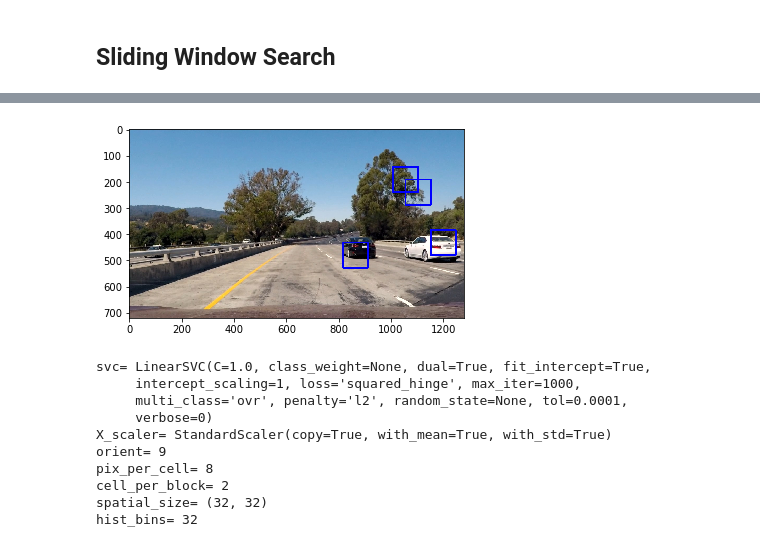
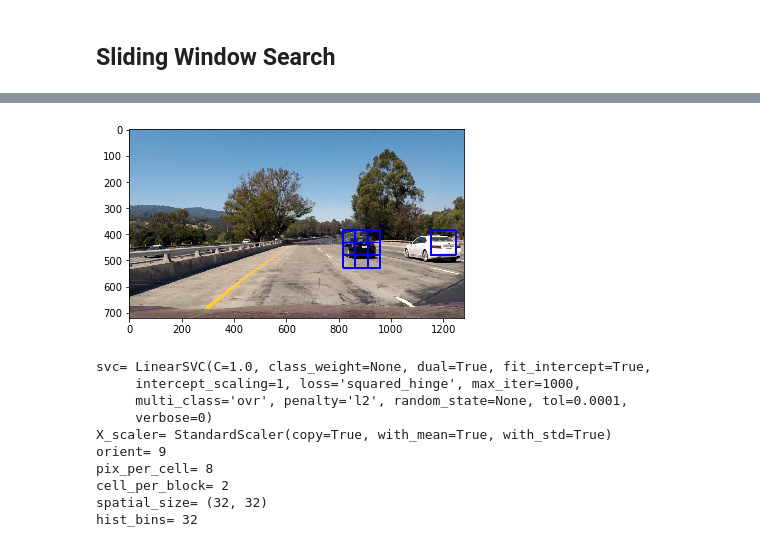
Before and after one commit to psyto/CarND-Vehicle-Detection, a Jupyter notebook: P5.ipynb, the cells around one changed output, grey strips where cells are left out. Saved outputs shown, nothing was run; the diff lists cells and outputs as text; code cells hidden in the pictures.

Commit message:
Updated the sliding window search

```diff
--- a/P5.ipynb
+++ b/P5.ipynb
@@ -38,8 +21,0 @@ def draw_boxes(img, bboxes, color=(0, 0, 255), thick=6):
-# %%
-image = mpimg.imread('./test_images/test1.jpg')
-
-# Add bounding boxes in this format, these are just example coordinates.
-bboxes = [((270, 500), (370, 600)), ((300, 300), (400, 400))]
-
-result = draw_boxes(image, bboxes)
-plt.imshow(result)
@@ -79,8 +21,0 @@ def find_matches(img, template_list):
-# %%
-image = mpimg.imread('./test_images/vehicles_smallset/cars1/7.jpeg')
-templist = ['./test_images/vehicles_smallset/cars1/1.jpeg', './test_images/vehicles_smallset/cars1/2.jpeg', './test_images/vehicles_smallset/cars1/3.jpeg',
-            './test_images/vehicles_smallset/cars1/4.jpeg', './test_images/vehicles_smallset/cars1/5.jpeg', './test_images/vehicles_smallset/cars1/6.jpeg']
-
-bboxes = find_matches(image, templist)
-result = draw_boxes(image, bboxes)
-plt.imshow(result)
@@ -612,73 +561,18 @@ plt.imshow(window_img)
 # %%
-from sklearn.model_selection import train_test_split
-
-# Reduce the sample size because
-# The quiz evaluator times out after 13s of CPU time
-sample_size = 500
-cars = cars[0:sample_size]
-notcars = notcars[0:sample_size]
+image = mpimg.imread('./test_images/test1.jpg')
 
 ### TODO: Tweak these parameters and see how the results change.
-color_space = 'YCrCb' # Can be RGB, HSV, LUV, HLS, YUV, YCrCb
-orient = 9  # HOG orientations
-pix_per_cell = 8 # HOG pixels per cell
-cell_per_block = 2 # HOG cells per block
-hog_channel = 'ALL' # Can be 0, 1, 2, or "ALL"
-spatial_size = (16, 16) # Spatial binning dimensions
-hist_bins = 16    # Number of histogram bins
-spatial_feat = True # Spatial features on or off
-hist_feat = True # Histogram features on or off
-hog_feat = True # HOG features on or off
+#color_space = 'YCrCb' # Can be RGB, HSV, LUV, HLS, YUV, YCrCb
+#orient = 9  # HOG orientations
+#pix_per_cell = 8 # HOG pixels per cell
+#cell_per_block = 2 # HOG cells per block
+#hog_channel = 'ALL' # Can be 0, 1, 2, or "ALL"
+#spatial_size = (16, 16) # Spatial binning dimensions
+#hist_bins = 16    # Number of histogram bins
+#spatial_feat = True # Spatial features on or off
+#hist_feat = True # Histogram features on or off
+#hog_feat = True # HOG features on or off
 y_start_stop = [None, None] # Min and max in y to search in slide_window()
-
-car_features = extract_features(cars, color_space=color_space,
-                        spatial_size=spatial_size, hist_bins=hist_bins,
-                        orient=orient, pix_per_cell=pix_per_cell,
-                        cell_per_block=cell_per_block,
-                        hog_channel=hog_channel, spatial_feat=spatial_feat,
-                        hist_feat=hist_feat, hog_feat=hog_feat)
-notcar_features = extract_features(notcars, color_space=color_space,
-                        spatial_size=spatial_size, hist_bins=hist_bins,
-                        orient=orient, pix_per_cell=pix_per_cell,
-                        cell_per_block=cell_per_block,
-                        hog_channel=hog_channel, spatial_feat=spatial_feat,
-                        hist_feat=hist_feat, hog_feat=hog_feat)
-
-X = np.vstack((car_features, notcar_features)).astype(np.float64)
-# Fit a per-column scaler
-X_scaler = StandardScaler().fit(X)
-# Apply the scaler to X
-scaled_X = X_scaler.transform(X)
-
-# Define the labels vector
-y = np.hstack((np.ones(len(car_features)), np.zeros(len(notcar_features))))
-
-# Split up data into randomized training and test sets
-rand_state = np.random.randint(0, 100)
-X_train, X_test, y_train, y_test = train_test_split(
-    scaled_X, y, test_size=0.2, random_state=rand_state)
-
-print('Using:',orient,'orientations',pix_per_cell,
-    'pixels per cell and', cell_per_block,'cells per block')
-print('Feature vector length:', len(X_train[0]))
-# Use a linear SVC
-svc = LinearSVC()
-# Check the training time for the SVC
-t=time.time()
-svc.fit(X_train, y_train)
-t2 = time.time()
-print(round(t2-t, 2), 'Seconds to train SVC...')
-# Check the score of the SVC
-print('Test Accuracy of SVC = ', round(svc.score(X_test, y_test), 4))
-# Check the prediction time for a single sample
-t=time.time()
-
-draw_image = np.copy(image)
-
-# Uncomment the following line if you extracted training
-# data from .png images (scaled 0 to 1 by mpimg) and the
-# image you are searching is a .jpg (scaled 0 to 255)
-#image = image.astype(np.float32)/255
 
 windows = slide_window(image, x_start_stop=[None, None], y_start_stop=y_start_stop,
                     xy_window=(96, 96), xy_overlap=(0.5, 0.5))
@@ -690,7 +584,7 @@ hot_windows = search_windows(image, windows, svc, X_scaler, color_space=color_sp
                         hog_channel=hog_channel, spatial_feat=spatial_feat,
                         hist_feat=hist_feat, hog_feat=hog_feat)
 
-window_img = draw_boxes(draw_image, hot_windows, color=(0, 0, 255), thick=6)
+window_img = draw_boxes(image, hot_windows, color=(0, 0, 255), thick=6)
 
 plt.imshow(window_img)
 # %% [output]
@@ -702,4 +592,4 @@ Test Accuracy of SVC =  0.99
-[figure, old version]
+[figure, new version]
 # %%
 dist_pickle = pickle.load( open("svc_pickle.p", "rb" ) )
 svc = dist_pickle["svc"]
```
Also changed, not shown: parts of 29 cells of this notebook.
